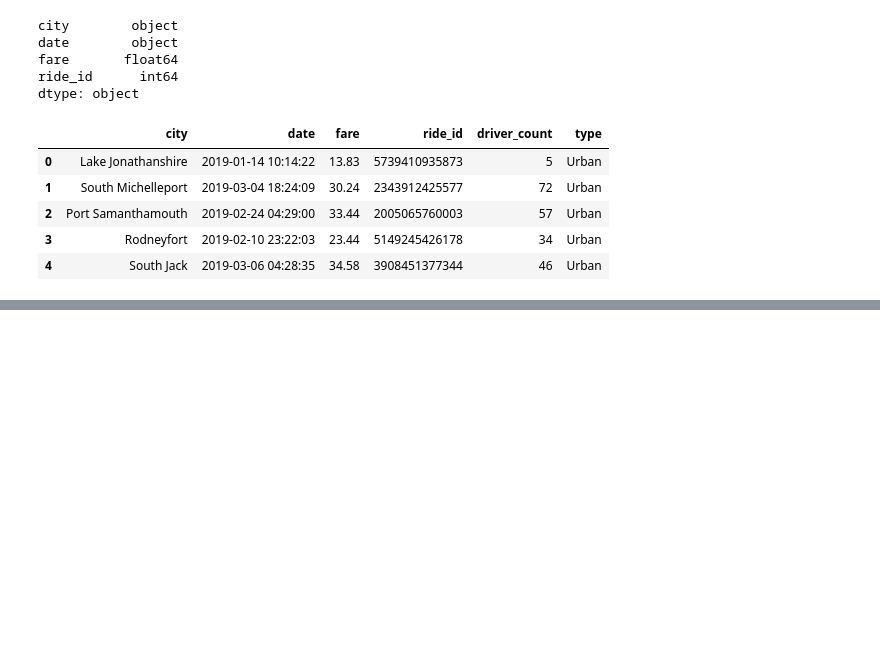
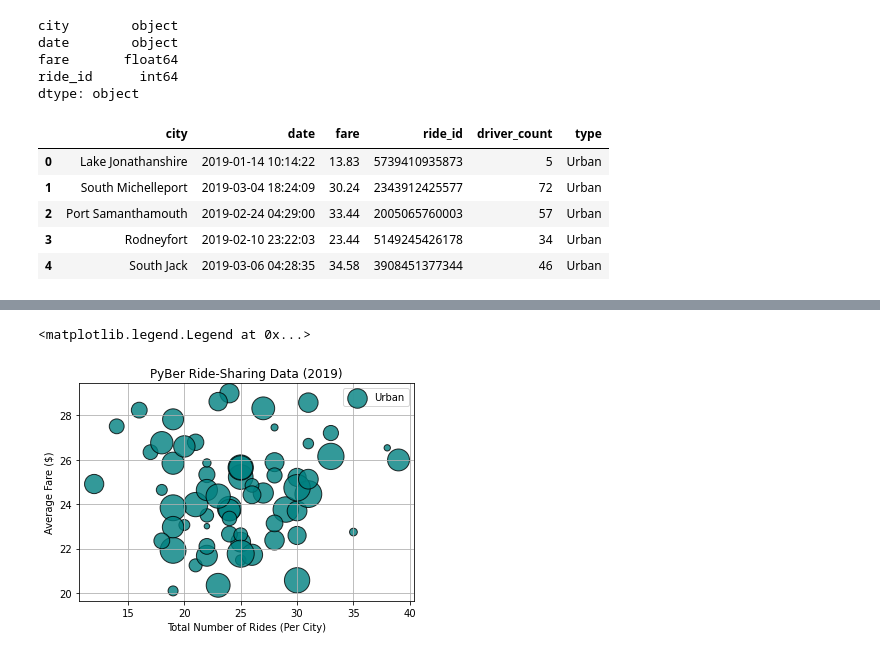
Before and after one commit to pswestmore72/pyber_analysis_UT_DATA, a Jupyter notebook: Pyber.ipynb, the cells around one changed output, grey strips where cells are left out. Drawn from its saved outputs; the diff is of its cells as text; code cells hidden in the pictures; blank space fills up the shorter version.

Commit message:
created pyber scatter plot

```diff
--- a/Pyber.ipynb
+++ b/Pyber.ipynb
@@ -124,3 +124,7 @@ pyber_data.head()
 | 2 | Port Samanthamouth | 2019-02-24 04:29:00 | 33.44 | 2005065760003 | 57 | Urban |
 | 3 | Rodneyfort | 2019-02-10 23:22:03 | 23.44 | 5149245426178 | 34 | Urban |
 | 4 | South Jack | 2019-03-06 04:28:35 | 34.58 | 3908451377344 | 46 | Urban |
+# %%
+# Create the Urban city DataFrame.
+urban_cities = pyber_data[pyber_data["type"] == "Urban"]
+urban_cities.head(10)
@@ -126,0 +175,4 @@ pyber_data.head()
+# %%
+# Get the number of rides for urban cities.
+urban_ride_count = urban_cities.groupby(["city"]).count()["ride_id"]
+urban_ride_count.head(10)
@@ -126,0 +195,3 @@ pyber_data.head()
+# %%
+urban_avg_fare = urban_cities.groupby(["city"]).mean()["fare"]
+urban_avg_fare.head(10)
@@ -126,0 +214,22 @@ pyber_data.head()
+# %%
+urban_driver_count = urban_cities.groupby(["city"]).mean()["driver_count"]
+suburban_driver_count = suburban_cities.groupby(["city"]).mean()["driver_count"]
+rural_driver_count = rural_cities.groupby(["city"]).mean()["driver_count"]
+# %%
+# Build the scatter plots for urban cities.
+plt.scatter(
+    urban_ride_count,
+    urban_avg_fare,
+    s=urban_driver_count*10,
+    c='teal',
+    edgecolor="black", linewidths=1,
+    alpha=0.8, label="Urban")
+plt.title("PyBer Ride-Sharing Data (2019)")
+plt.ylabel("Average Fare ($)")
+plt.xlabel("Total Number of Rides (Per City)")
+plt.grid(True)
+# Add the legend.
+plt.legend()
+# %% [output]
+<matplotlib.legend.Legend at 0x...>
+[figure, added]
```
Also changed, not shown: parts of 11 cells of this notebook, 1 other file.
